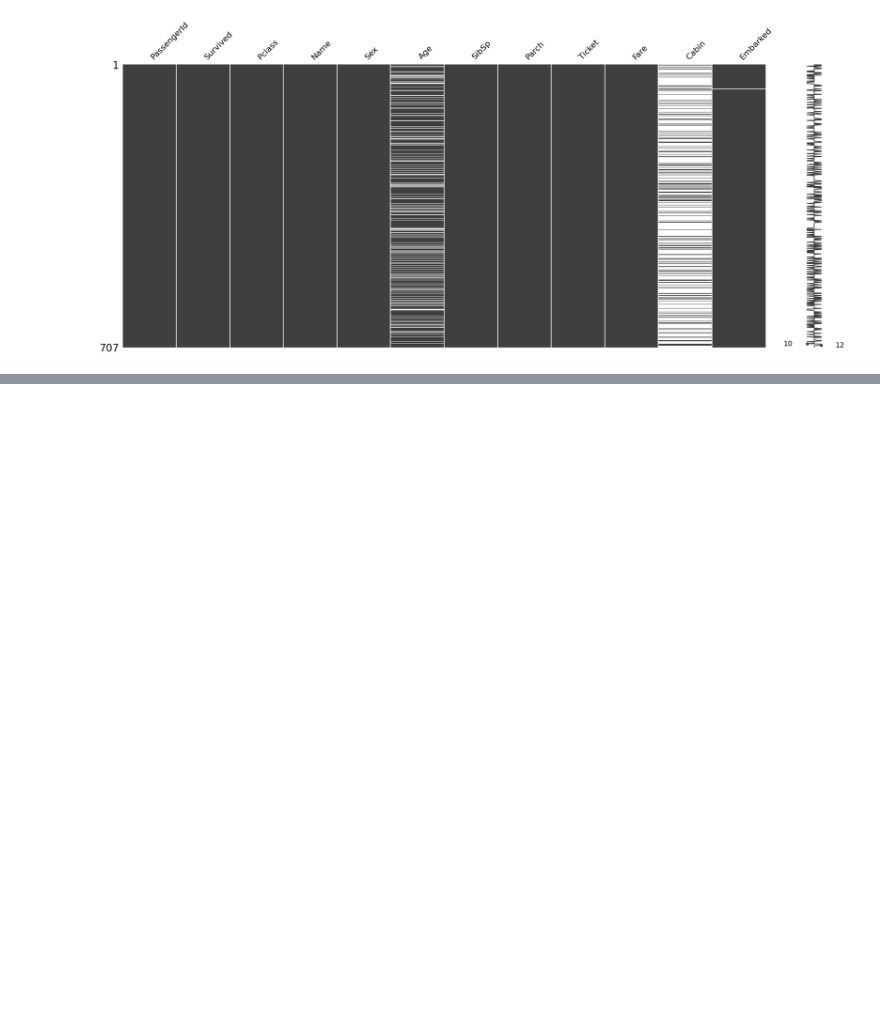
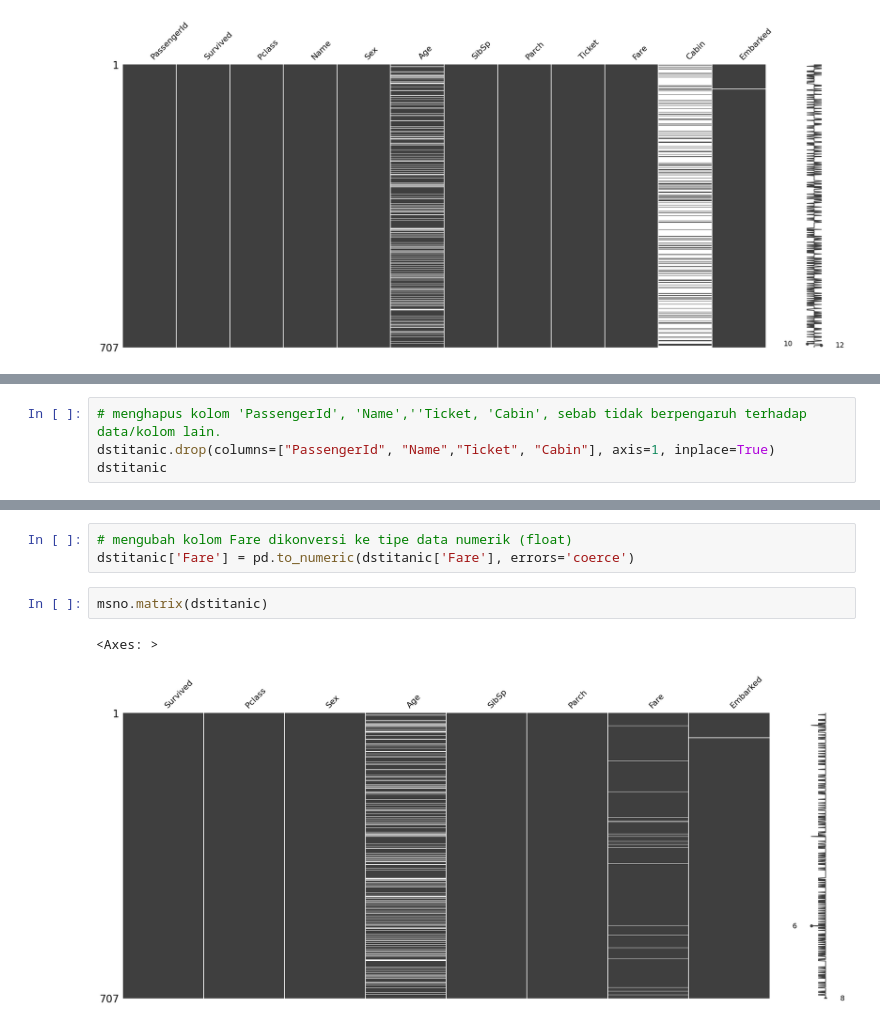
Before and after one commit to Rafluz/Titanic, a Jupyter notebook: praprocesing.ipynb, the cells around one changed output, grey strips where cells are left out. Drawn from its saved outputs; the diff is of its cells as text; blank space fills up the shorter version.

```diff
--- a/praprocesing.ipynb
+++ b/praprocesing.ipynb
@@ -80,0 +103,4 @@ Missing Value
+# %%
+# menghapus kolom 'PassengerId', 'Name',''Ticket, 'Cabin', sebab tidak berpengaruh terhadap data/kolom lain.
+dstitanic.drop(columns=["PassengerId", "Name","Ticket", "Cabin"], axis=1, inplace=True)
+dstitanic
@@ -80,0 +139,8 @@ Missing Value
+# %%
+# mengubah kolom Fare dikonversi ke tipe data numerik (float)
+dstitanic['Fare'] = pd.to_numeric(dstitanic['Fare'], errors='coerce')
+# %%
+msno.matrix(dstitanic)
+# %% [output]
+<Axes: >
+[figure, added]
```
Also changed, not shown: parts of 12 cells of this notebook, 1 other file.
